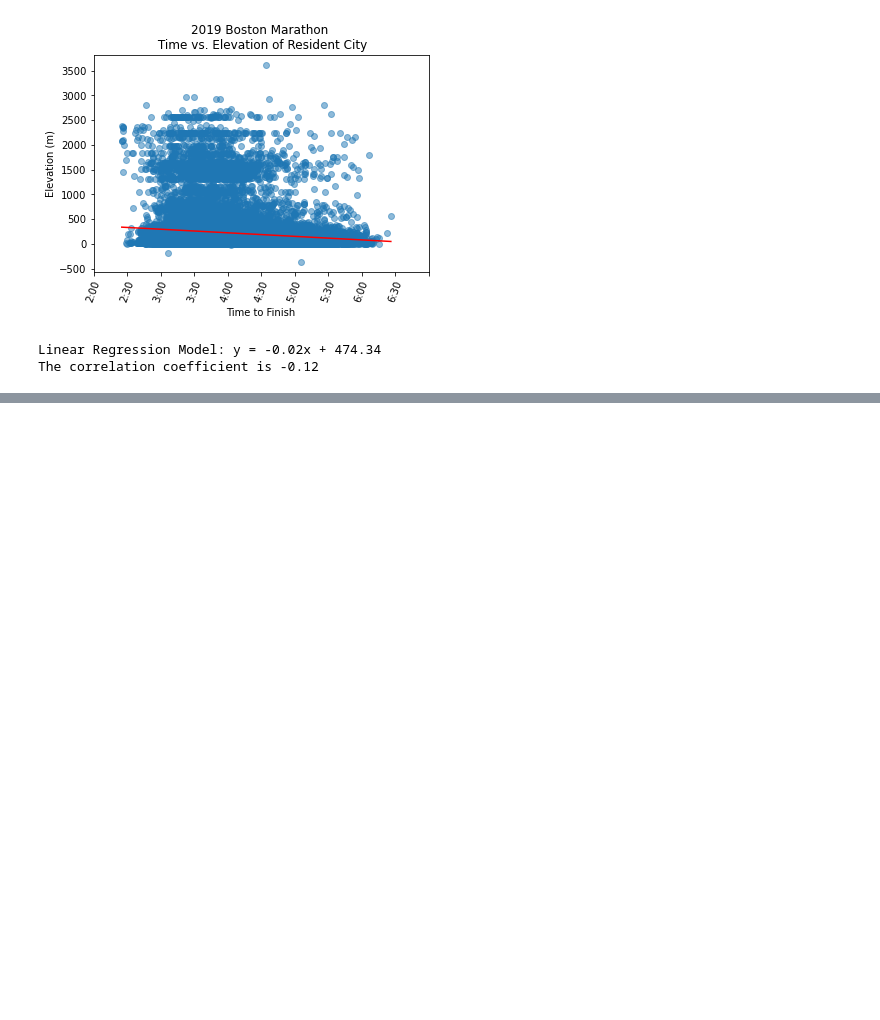
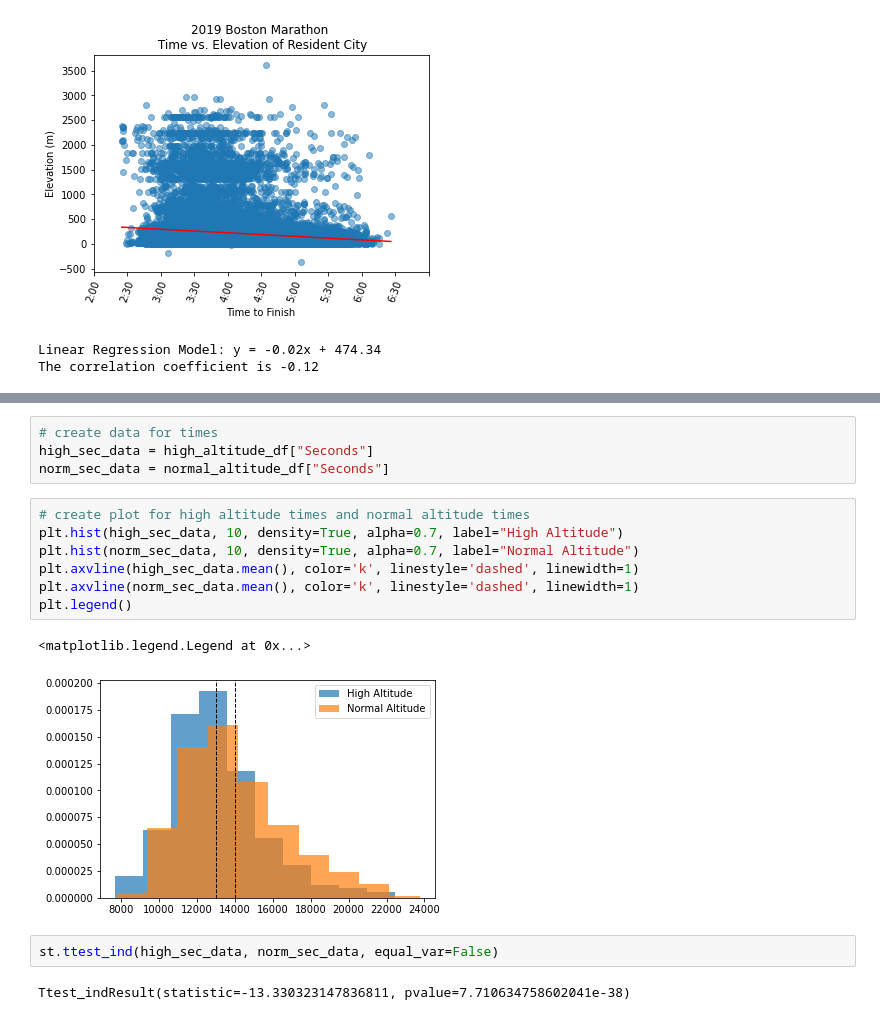
Before and after one commit to skhelifi1/Running-Project-GroupE, a Jupyter notebook: boston2019_elevation_analysis.ipynb, the cells around one changed output, grey strips where cells are left out. Saved outputs shown, nothing was run; the diff lists cells and outputs as text; blank space fills up the shorter version.

```diff
--- a/boston2019_elevation_analysis.ipynb
+++ b/boston2019_elevation_analysis.ipynb
@@ -207,0 +240,18 @@ The correlation coefficient is -0.12
+# %%
+# create data for times
+high_sec_data = high_altitude_df["Seconds"]
+norm_sec_data = normal_altitude_df["Seconds"]
+# %%
+# create plot for high altitude times and normal altitude times
+plt.hist(high_sec_data, 10, density=True, alpha=0.7, label="High Altitude")
+plt.hist(norm_sec_data, 10, density=True, alpha=0.7, label="Normal Altitude")
+plt.axvline(high_sec_data.mean(), color='k', linestyle='dashed', linewidth=1)
+plt.axvline(norm_sec_data.mean(), color='k', linestyle='dashed', linewidth=1)
+plt.legend()
+# %% [output]
+<matplotlib.legend.Legend at 0x...>
+[figure, added]
+# %%
+st.ttest_ind(high_sec_data, norm_sec_data, equal_var=False)
+# %% [output]
+Ttest_indResult(statistic=-13.330323147836811, pvalue=7.710634758602041e-38)
```
Also changed, not shown: parts of 7 cells of this notebook.
